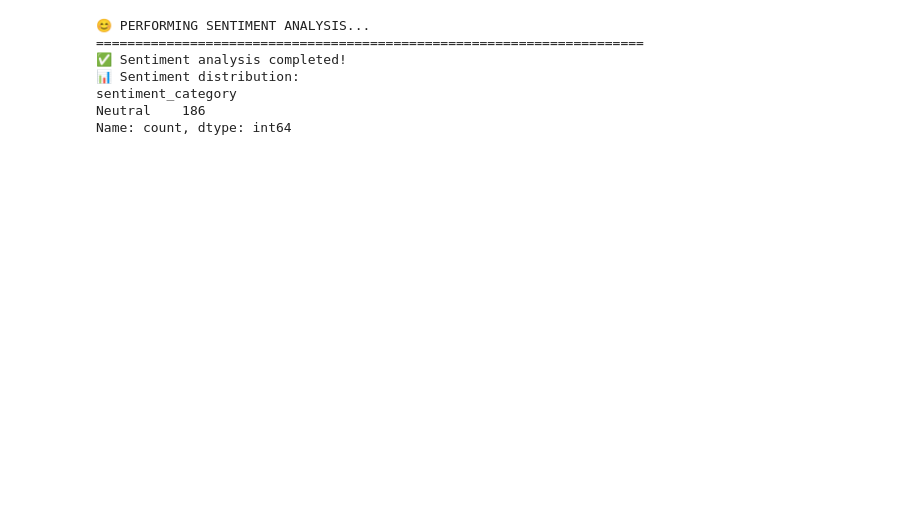
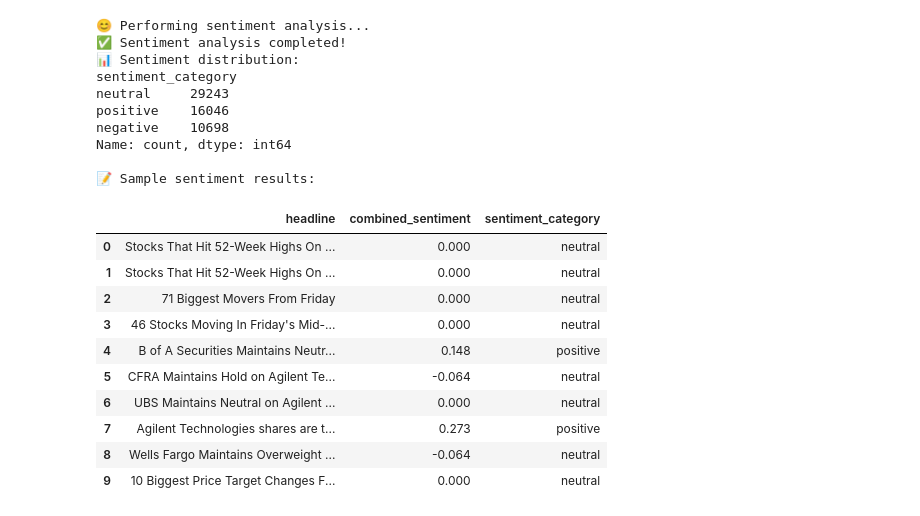
Before and after one commit to melat33/Financial_News_Stock_Analysis, a Jupyter notebook: notebooks/sentiment_analysis.ipynb, the cells around one changed output. Drawn from its saved outputs; the diff is of its cells as text; code cells hidden in the pictures; blank space fills up the shorter version.

```diff
--- a/notebooks/sentiment_analysis.ipynb
+++ b/notebooks/sentiment_analysis.ipynb
@@ -70,35 +141,49 @@ print(f"📊 Companies in data: {df['stock'].unique().tolist()}")
-# %%
 # %%
 # Perform sentiment analysis
-print("😊 PERFORMING SENTIMENT ANALYSIS...")
-print("=" * 70)
+if news_data is not None and _HAS_SENTIMENT_MODULE:
+    print("\n😊 Performing sentiment analysis...")
 
-sia = SentimentIntensityAnalyzer()
+    try:
+        # Use the sentiment analyzer from src.sentiment
+        sentiment_data = sentiment_analyzer.analyze_news_sentiment(news_data)
 
-# Calculate sentiment scores
-df['sentiment_compound'] = df['headline'].astype(str).apply(
-    lambda x: sia.polarity_scores(x)['compound']
-)
+        print("✅ Sentiment analysis completed!")
+        print(f"📊 Sentiment distribution:")
+        print(sentiment_data['sentiment_category'].value_counts())
 
-# Categorize sentiment
-def categorize_sentiment(score):
-    if score > 0.05:
-        return 'Positive'
-    elif score < -0.05:
-        return 'Negative'
-    else:
-        return 'Neutral'
+        # Show sample of results
+        print("\n📝 Sample sentiment results:")
+        display(sentiment_data[['headline', 'combined_sentiment', 'sentiment_category']].head(10))
 
-df['sentiment_category'] = df['sentiment_compound'].apply(categorize_sentiment)
+    except Exception as e:
+        print(f"❌ Error in sentiment analysis: {e}")
+        sentiment_data = None
 
-print("✅ Sentiment analysis completed!")
-print(f"📊 Sentiment distribution:")
-print(df['sentiment_category'].value_counts())
+elif news_data is not None and not _HAS_SENTIMENT_MODULE:
+    print("❌ No sentiment analysis module available")
+    sentiment_data = None
+else:
+    print("❌ No news data available for sentiment analysis")
+    sentiment_data = None
 # %% [output]
-😊 PERFORMING SENTIMENT ANALYSIS...
-======================================================================
+😊 Performing sentiment analysis...
 ✅ Sentiment analysis completed!
 📊 Sentiment distribution:
 sentiment_category
-Neutral    186
+neutral     29243
+positive    16046
+negative    10698
 Name: count, dtype: int64
+
+📝 Sample sentiment results:
+|  | headline | combined_sentiment | sentiment_category |
+| 0 | Stocks That Hit 52-Week Highs On ... | 0.000 | neutral |
+| 1 | Stocks That Hit 52-Week Highs On ... | 0.000 | neutral |
+| 2 | 71 Biggest Movers From Friday | 0.000 | neutral |
+| 3 | 46 Stocks Moving In Friday's Mid-... | 0.000 | neutral |
+| 4 | B of A Securities Maintains Neutr... | 0.148 | positive |
+| 5 | CFRA Maintains Hold on Agilent Te... | -0.064 | neutral |
+| 6 | UBS Maintains Neutral on Agilent ... | 0.000 | neutral |
+| 7 | Agilent Technologies shares are t... | 0.273 | positive |
+| 8 | Wells Fargo Maintains Overweight ... | -0.064 | neutral |
+| 9 | 10 Biggest Price Target Changes F... | 0.000 | neutral |
```
Also changed, not shown: parts of 8 cells of this notebook.
